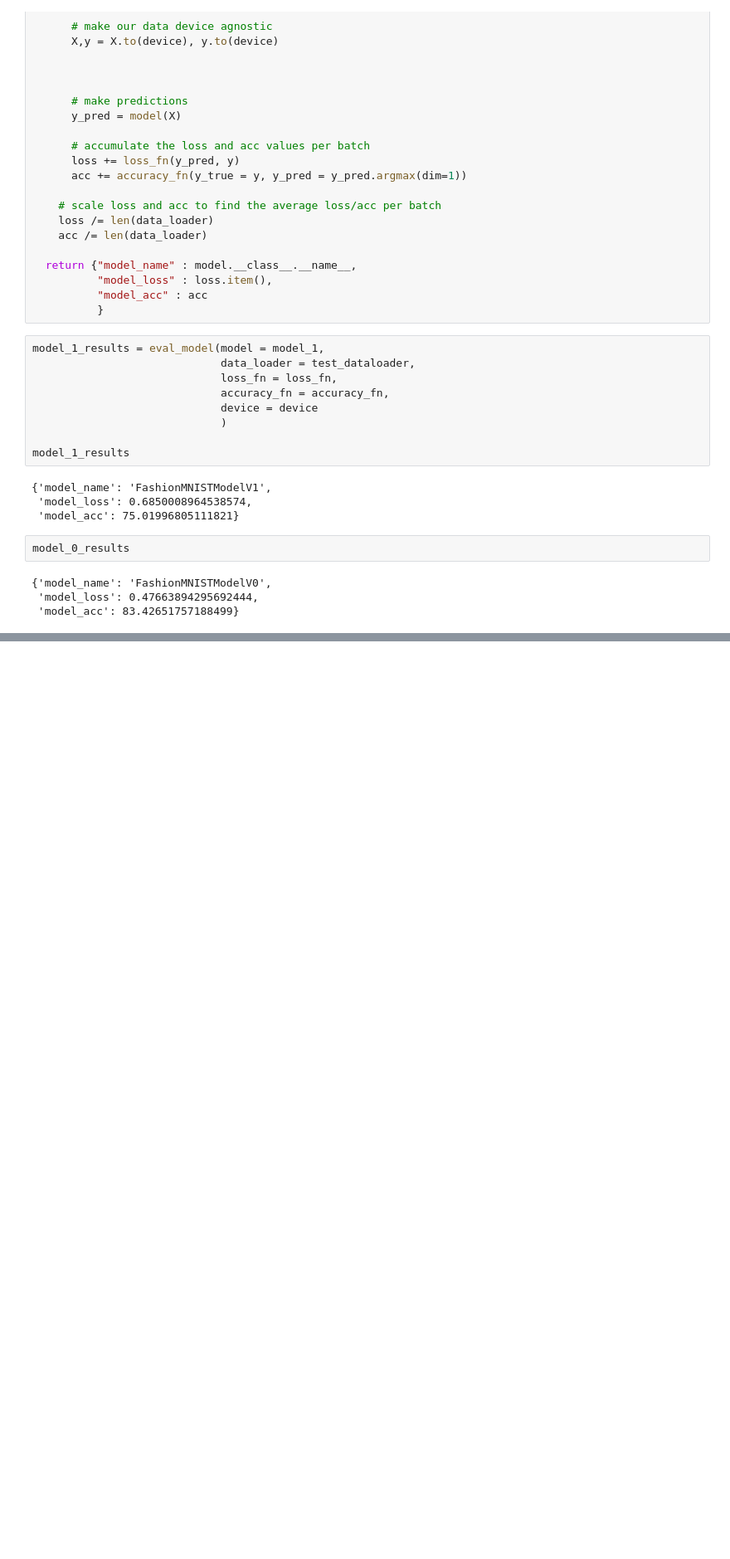
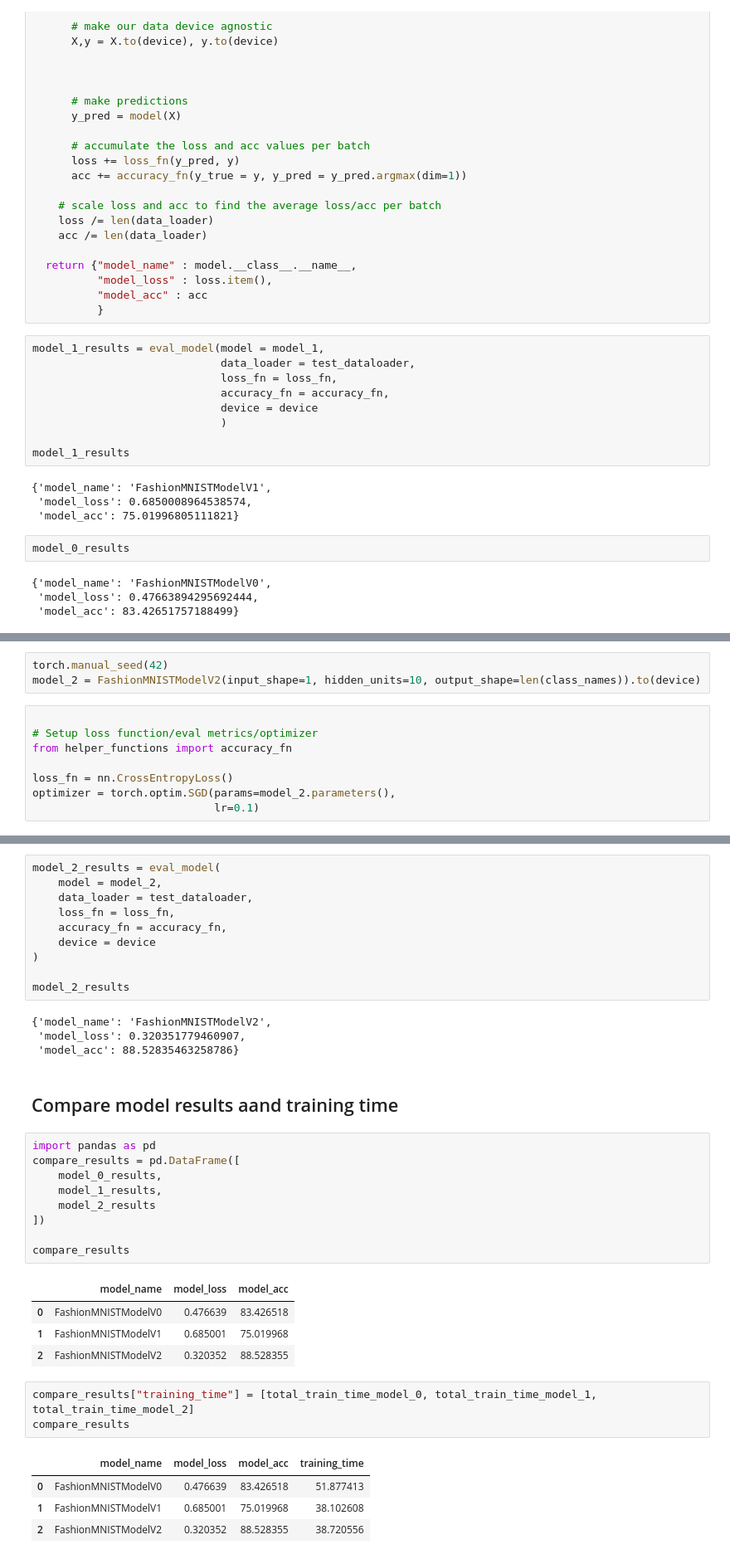
Before and after one commit to ManasviAtGitHub/pytorch_deep_learning, a Jupyter notebook: PyTorch_04_Computer_Vision.ipynb, the cells around one changed output, grey strips where cells are left out. Shown at 83% size. Cells and saved outputs as stored; diff of their text form; blank space fills up the shorter version.

```diff
--- a/PyTorch_04_Computer_Vision.ipynb
+++ b/PyTorch_04_Computer_Vision.ipynb
@@ -727,0 +792,11 @@ model_0_results
+# %%
+torch.manual_seed(42)
+model_2 = FashionMNISTModelV2(input_shape=1, hidden_units=10, output_shape=len(class_names)).to(device)
+# %%
+
+# Setup loss function/eval metrics/optimizer
+from helper_functions import accuracy_fn
+
+loss_fn = nn.CrossEntropyLoss()
+optimizer = torch.optim.SGD(params=model_2.parameters(),
+                            lr=0.1)
@@ -727,0 +854,38 @@ model_0_results
+# %%
+model_2_results = eval_model(
+    model = model_2,
+    data_loader = test_dataloader,
+    loss_fn = loss_fn,
+    accuracy_fn = accuracy_fn,
+    device = device
+)
+
+model_2_results
+# %% [output]
+{'model_name': 'FashionMNISTModelV2',
+ 'model_loss': 0.320351779460907,
+ 'model_acc': 88.52835463258786}
+# %% [markdown]
+## Compare model results aand training time
+# %%
+import pandas as pd
+compare_results = pd.DataFrame([
+    model_0_results,
+    model_1_results,
+    model_2_results
+])
+
+compare_results
+# %% [output]
+|  | model_name | model_loss | model_acc |
+| 0 | FashionMNISTModelV0 | 0.476639 | 83.426518 |
+| 1 | FashionMNISTModelV1 | 0.685001 | 75.019968 |
+| 2 | FashionMNISTModelV2 | 0.320352 | 88.528355 |
+# %%
+compare_results["training_time"] = [total_train_time_model_0, total_train_time_model_1, total_train_time_model_2]
+compare_results
+# %% [output]
+|  | model_name | model_loss | model_acc | training_time |
+| 0 | FashionMNISTModelV0 | 0.476639 | 83.426518 | 51.877413 |
+| 1 | FashionMNISTModelV1 | 0.685001 | 75.019968 | 38.102608 |
+| 2 | FashionMNISTModelV2 | 0.320352 | 88.528355 | 38.720556 |
```
Also changed, not shown: parts of 3 cells of this notebook.
